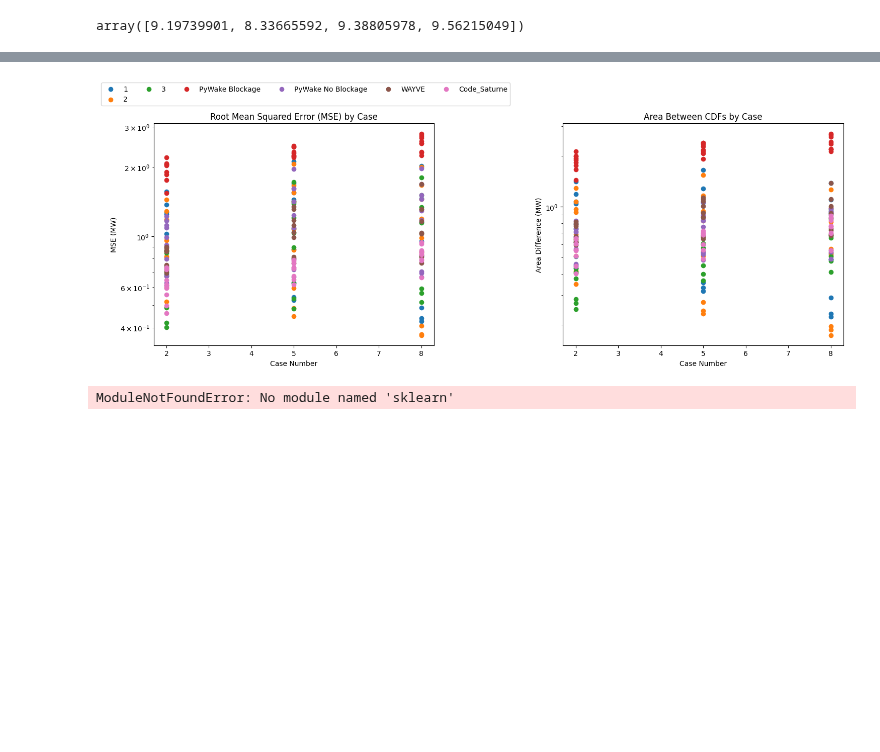
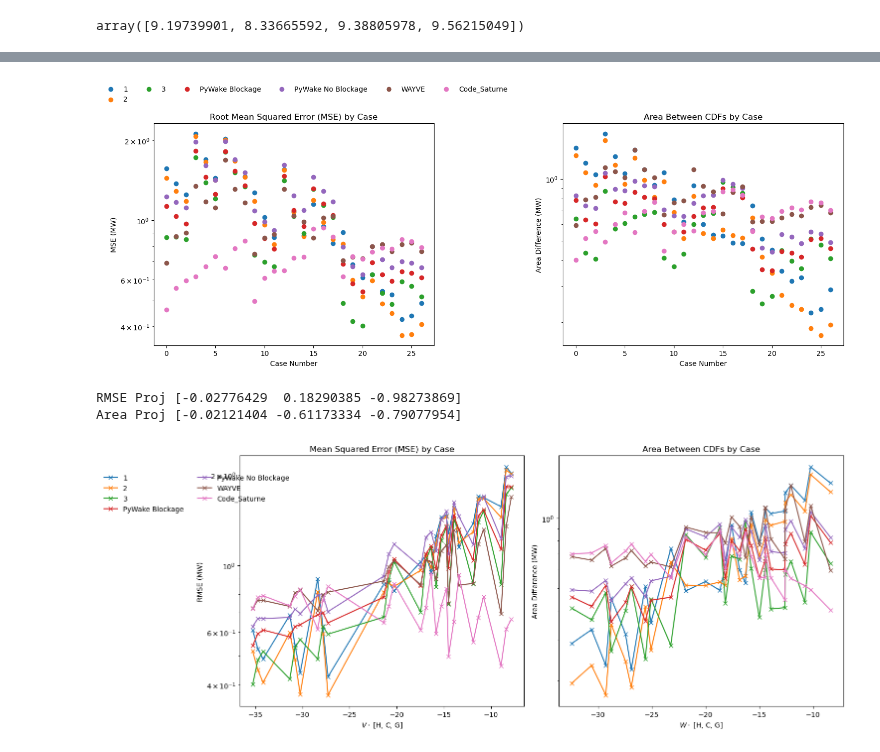
Before and after one commit to bjarketol/WIFA, a Jupyter notebook: vnv/uq_validation/validation_predictions/compare_predictions.ipynb, the cells around one changed output, grey strips where cells are left out. Saved outputs shown, nothing was run; the diff lists cells and outputs as text; code cells hidden in the pictures; blank space fills up the shorter version.

```diff
--- a/vnv/uq_validation/validation_predictions/compare_predictions.ipynb
+++ b/vnv/uq_validation/validation_predictions/compare_predictions.ipynb
@@ -242,14 +252,14 @@ for case_num in range(num_cases):
         area_diff_values[letter].append(area_diff)
 
     # PyWake Blockage
-    pywake_blockage_values = pywake_blockage.isel(time=case_num).Power.values
+    pywake_blockage_values = pywake_pred[1].isel(time=case_num).Power.values
     mse = np.sqrt(np.mean((pywake_blockage_values - les_case_values) ** 2)) / 1e6
     mse_values['PyWake Blockage'].append(mse)
     area_diff = area_between_cdfs(pywake_blockage_values, les_case_values, common_grid)
     area_diff_values['PyWake Blockage'].append(area_diff)
 
     # PyWake No Blockage
-    pywake_no_blockage_values = pywake_no_blockage.isel(time=case_num).Power.values
+    pywake_no_blockage_values = pywake_pred[0].isel(time=case_num).Power.values
     mse = np.sqrt(np.mean((pywake_no_blockage_values - les_case_values) ** 2)) / 1e6
     mse_values['PyWake No Blockage'].append(mse)
     area_diff = area_between_cdfs(pywake_no_blockage_values, les_case_values, common_grid)
@@ -275,7 +285,7 @@ plt.figure(figsize=(15, 6))
 # MSE plot
 plt.subplot(1, 2, 1)
 for key, value in mse_values.items():
-    plt.scatter(Cs, value, label=key)
+    plt.scatter(range(len(Cs)), value, label=key)
 plt.title('Root Mean Squared Error (MSE) by Case')
 plt.xlabel('Case Number')
 plt.ylabel('MSE (MW)')
@@ -285,7 +295,7 @@ plt.legend(ncol=6, loc='upper left', bbox_to_anchor=(-0.2, 1.2))
 # Area between CDFs plot
 plt.subplot(1,2, 2)
 for key, value in area_diff_values.items():
-    plt.scatter(Cs, value, label=key)
+    plt.scatter(range(len(Cs)), value, label=key)
 plt.title('Area Between CDFs by Case')
 plt.xlabel('Case Number')
 plt.ylabel('Area Difference (MW)')
@@ -294,24 +304,23 @@ plt.yscale('log')
 plt.tight_layout()
 plt.show()
 # %% [output]
-[figure, old version]
+[figure, new version]
 # %%
 import numpy as np
 import pandas as pd
 import matplotlib.pyplot as plt
 from sklearn.linear_model import LinearRegression
 
-# [Your existing code for defining names, Hs, Cs, Gs, and initializing mse_values, area_diff_values]
 
 # Convert Hs, Cs, Gs to a numpy array for regression
 X = np.array([Hs, Cs, Gs]).T
 
 # Combine all MSE values across models into a single array
 #Y_mse_all = np.concatenate([mse_values[model] for model in mse_values])
-Y_mse_all = np.concatenate([mse_values[model] for model in ['F']])
+Y_mse_all = np.concatenate([mse_values[model] for model in ['2']])
 
 # Combine all area difference values across models into a single array
-Y_area_diff_all = np.concatenate([area_diff_values[model] for model in ['F']])
+Y_area_diff_all = np.concatenate([area_diff_values[model] for model in ['2']])
 
 # Prepare extended X arrays for regression (one for each error metric)
 X_extended_mse = X #np.repeat(X, len(mse_values), axis=0)
@@ -336,34 +345,36 @@ projected_area = np.dot(a_area_diff, X.T)
 #projected_area /= np.sqrt(np.sum(projected_area **2 ))
 #projected_rmse /= np.sqrt(np.sum(projected_rmse **2 ))
 
 # Plotting the results
 plt.figure(figsize=(15, 6))
 idx = np.argsort(projected_rmse)
 
 # MSE plot
 plt.subplot(1, 2, 1)
 for key, value in mse_values.items():
     plt.plot(projected_rmse[idx], np.array(value)[idx], label=key, marker='x')
 plt.title('Mean Squared Error (MSE) by Case')
 plt.xlabel('$V\cdot$ [H, C, G]')
 plt.ylabel('RMSE (MW)')
 plt.yscale('log')
 plt.legend(ncol=2, loc='upper left', bbox_to_anchor=(-0.5, 0.95))
 
 idx = np.argsort(projected_area)
 # Area between CDFs plot
 plt.subplot(1,2, 2)
 for key, value in area_diff_values.items():
     plt.plot(projected_area[idx], np.array(value)[idx], label=key, marker='x')
 plt.title('Area Between CDFs by Case')
 plt.xlabel('$W\cdot$ [H, C, G]')
 plt.ylabel('Area Difference (MW)')
 #plt.legend(ncol=3)
 plt.yscale('log')
 plt.tight_layout()
 plt.savefig('Projections.pdf')
 # %% [output]
-ModuleNotFoundError: No module named 'sklearn'
+RMSE Proj [-0.02776429  0.18290385 -0.98273869]
+Area Proj [-0.02121404 -0.61173334 -0.79077954]
+[figure, added]
 # %%
 import numpy as np
 import pandas as pd
```
Also changed, not shown: parts of 14 cells of this notebook.
